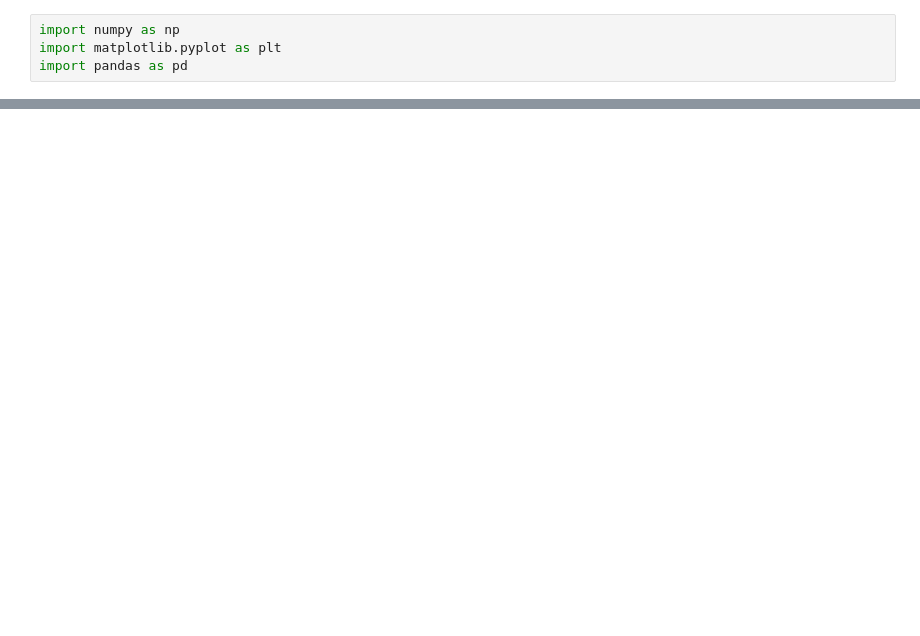
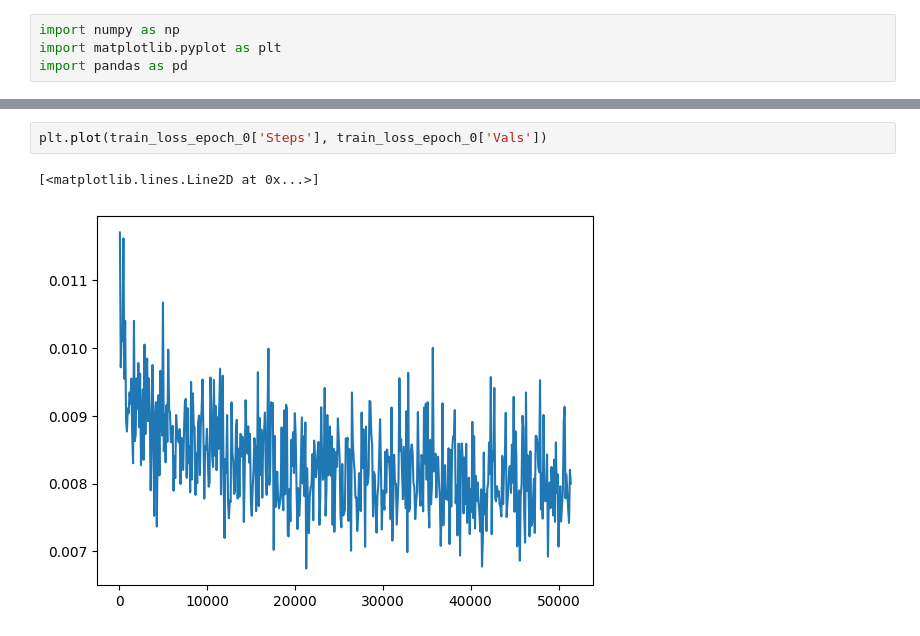
Before and after one commit to metno/ocean-ai, a Jupyter notebook: plot/master/overfitting_analysis/overfitting_analysis.ipynb, the cells around one changed output, grey strips where cells are left out. Drawn from its saved outputs; the diff is of its cells as text; blank space fills up the shorter version.

```diff
--- a/plot/master/overfitting_analysis/overfitting_analysis.ipynb
+++ b/plot/master/overfitting_analysis/overfitting_analysis.ipynb
@@ -74,0 +70,5 @@ train_loss_epoch
+# %%
+plt.plot(train_loss_epoch_0['Steps'], train_loss_epoch_0['Vals'])
+# %% [output]
+[<matplotlib.lines.Line2D at 0x...>]
+[figure, added]
```
Also changed, not shown: parts of 7 cells of this notebook.
